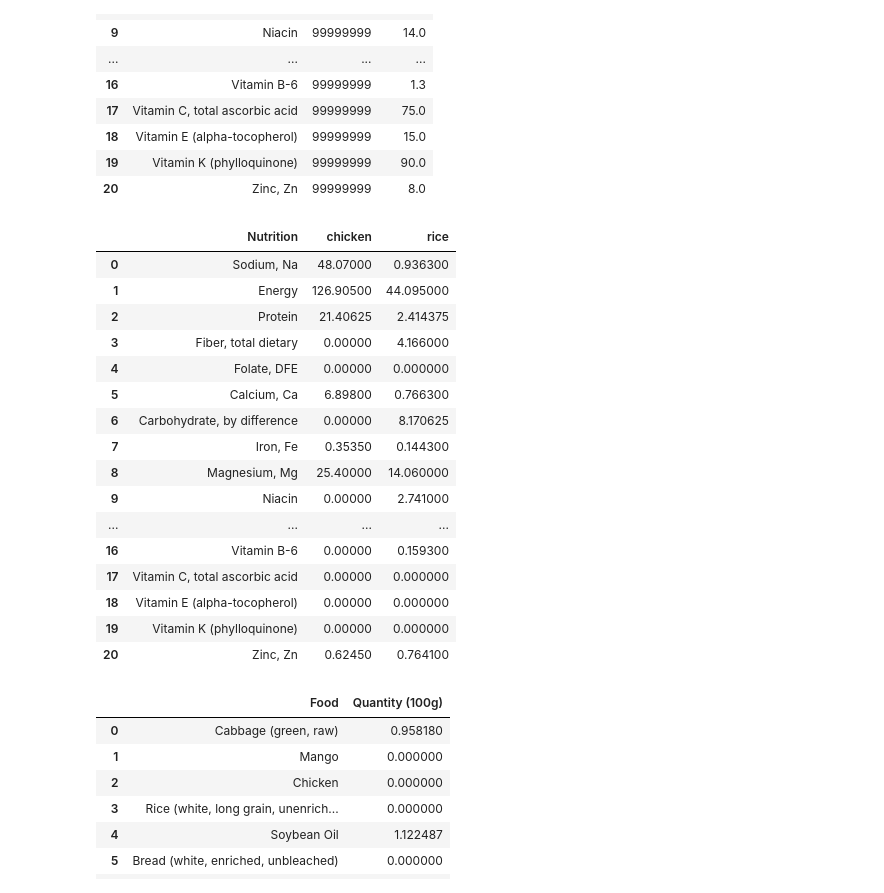
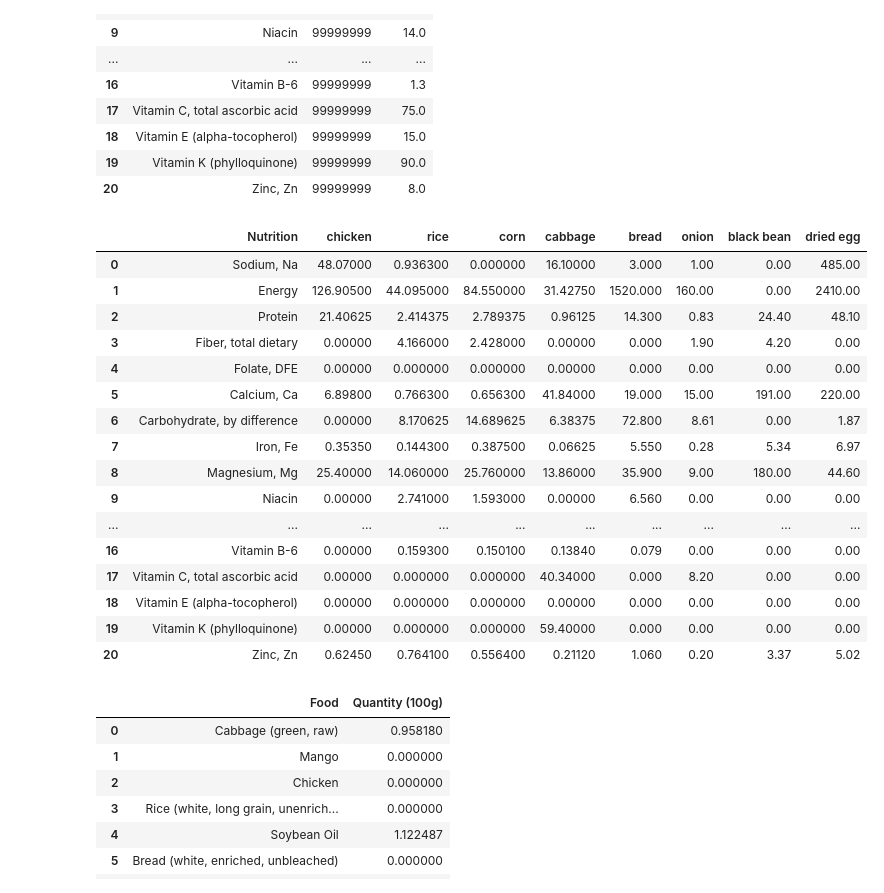
Before and after one commit to leannabaltonado/Harriette-Chick, a Jupyter notebook: Final_Code.ipynb, the cells around one changed output. Saved outputs shown, nothing was run; the diff lists cells and outputs as text; code cells hidden in the pictures.

```diff
--- a/Final_Code.ipynb
+++ b/Final_Code.ipynb
@@ -96,48 +96,55 @@ dri(20, 'F')
 # %%
 # [A] Nutritional content of different foods
 
 # Put an FDC ID HERE!
-id =  [['chicken',2727569],['rice', 1999628]]
+id =  [['chicken',2727569],
+       ['rice', 1999628],
+       ['corn',2710826],
+       ['cabbage',2346407],
+       ['bread',790146],
+       ['onion', 790646],
+       ['black bean',747444],
+       ['dried egg',329490]]
 
 def nutrition_table(id):
     # List of nutrient
     nutrient_df = pd.DataFrame({
                     'Nutrition': np.insert(df_min.column("Nutrition"), 0, 'Sodium, Na') ,
                     })
 
     for i in id:
         # Modifying data
         food_nutrient = fdc.nutrients(apikey,fdc_id=i[1])
         food_nutrient = food_nutrient.rename(index={"Energy (Atwater General Factors)": "Energy"})
         food_nutrient = food_nutrient.reset_index().rename(columns={'index': 'Nutrition','Quantity':i[0]}).drop("Units", axis=1)
         food_nutrient[food_nutrient.select_dtypes("number").columns] = food_nutrient.select_dtypes("number").clip(lower=0)
 
 
         nutrient_df = pd.merge(nutrient_df, food_nutrient, on='Nutrition', how='left')
 
     return nutrient_df.fillna(0)
 
 
 # Testings:
 nutrition_table(id)
 # %% [output]
-|  | Nutrition | chicken | rice |
-| 0 | Sodium, Na | 48.07000 | 0.936300 |
-| 1 | Energy | 126.90500 | 44.095000 |
-| 2 | Protein | 21.40625 | 2.414375 |
-| 3 | Fiber, total dietary | 0.00000 | 4.166000 |
-| 4 | Folate, DFE | 0.00000 | 0.000000 |
-| 5 | Calcium, Ca | 6.89800 | 0.766300 |
-| 6 | Carbohydrate, by difference | 0.00000 | 8.170625 |
-| 7 | Iron, Fe | 0.35350 | 0.144300 |
-| 8 | Magnesium, Mg | 25.40000 | 14.060000 |
-| 9 | Niacin | 0.00000 | 2.741000 |
-| ... | ... | ... | ... |
-| 16 | Vitamin B-6 | 0.00000 | 0.159300 |
-| 17 | Vitamin C, total ascorbic acid | 0.00000 | 0.000000 |
-| 18 | Vitamin E (alpha-tocopherol) | 0.00000 | 0.000000 |
-| 19 | Vitamin K (phylloquinone) | 0.00000 | 0.000000 |
-| 20 | Zinc, Zn | 0.62450 | 0.764100 |
+|  | Nutrition | chicken | rice | corn | cabbage | bread | onion | black bean | dried egg |
+| 0 | Sodium, Na | 48.07000 | 0.936300 | 0.000000 | 16.10000 | 3.000 | 1.00 | 0.00 | 485.00 |
+| 1 | Energy | 126.90500 | 44.095000 | 84.550000 | 31.42750 | 1520.000 | 160.00 | 0.00 | 2410.00 |
+| 2 | Protein | 21.40625 | 2.414375 | 2.789375 | 0.96125 | 14.300 | 0.83 | 24.40 | 48.10 |
+| 3 | Fiber, total dietary | 0.00000 | 4.166000 | 2.428000 | 0.00000 | 0.000 | 1.90 | 4.20 | 0.00 |
+| 4 | Folate, DFE | 0.00000 | 0.000000 | 0.000000 | 0.00000 | 0.000 | 0.00 | 0.00 | 0.00 |
+| 5 | Calcium, Ca | 6.89800 | 0.766300 | 0.656300 | 41.84000 | 19.000 | 15.00 | 191.00 | 220.00 |
+| 6 | Carbohydrate, by difference | 0.00000 | 8.170625 | 14.689625 | 6.38375 | 72.800 | 8.61 | 0.00 | 1.87 |
+| 7 | Iron, Fe | 0.35350 | 0.144300 | 0.387500 | 0.06625 | 5.550 | 0.28 | 5.34 | 6.97 |
+| 8 | Magnesium, Mg | 25.40000 | 14.060000 | 25.760000 | 13.86000 | 35.900 | 9.00 | 180.00 | 44.60 |
+| 9 | Niacin | 0.00000 | 2.741000 | 1.593000 | 0.00000 | 6.560 | 0.00 | 0.00 | 0.00 |
+| ... | ... | ... | ... | ... | ... | ... | ... | ... | ... |
+| 16 | Vitamin B-6 | 0.00000 | 0.159300 | 0.150100 | 0.13840 | 0.079 | 0.00 | 0.00 | 0.00 |
+| 17 | Vitamin C, total ascorbic acid | 0.00000 | 0.000000 | 0.000000 | 40.34000 | 0.000 | 8.20 | 0.00 | 0.00 |
+| 18 | Vitamin E (alpha-tocopherol) | 0.00000 | 0.000000 | 0.000000 | 0.00000 | 0.000 | 0.00 | 0.00 | 0.00 |
+| 19 | Vitamin K (phylloquinone) | 0.00000 | 0.000000 | 0.000000 | 59.40000 | 0.000 | 0.00 | 0.00 | 0.00 |
+| 20 | Zinc, Zn | 0.62450 | 0.764100 | 0.556400 | 0.21120 | 1.060 | 0.20 | 3.37 | 5.02 |
 # %%
 # [A] Solution - Part A: Producing 'A' 'B'
 
```
Also changed, not shown: parts of 1 cell of this notebook.
